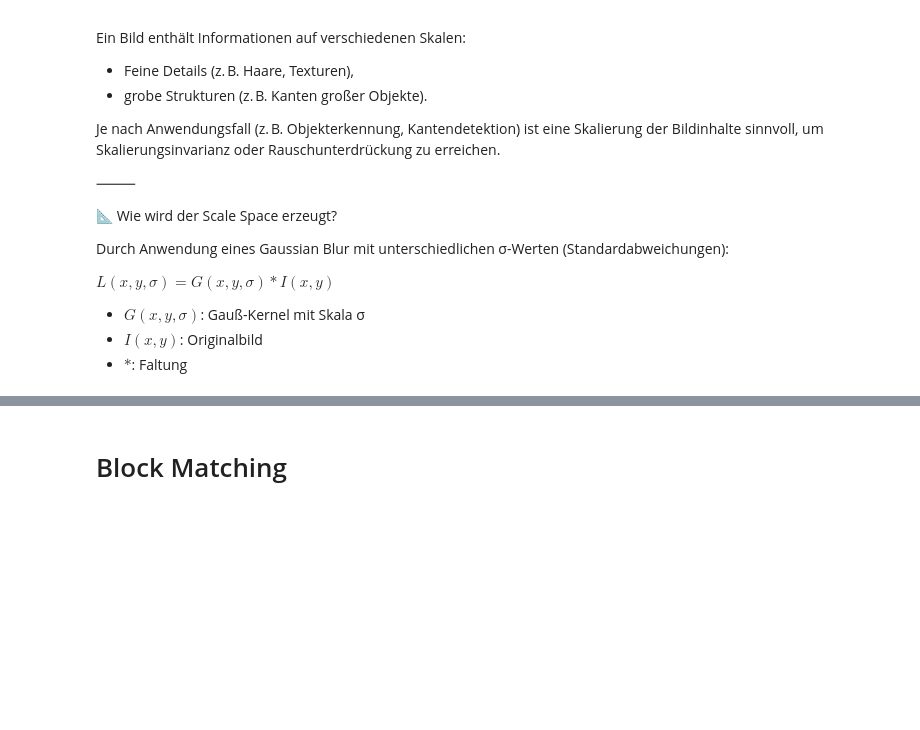
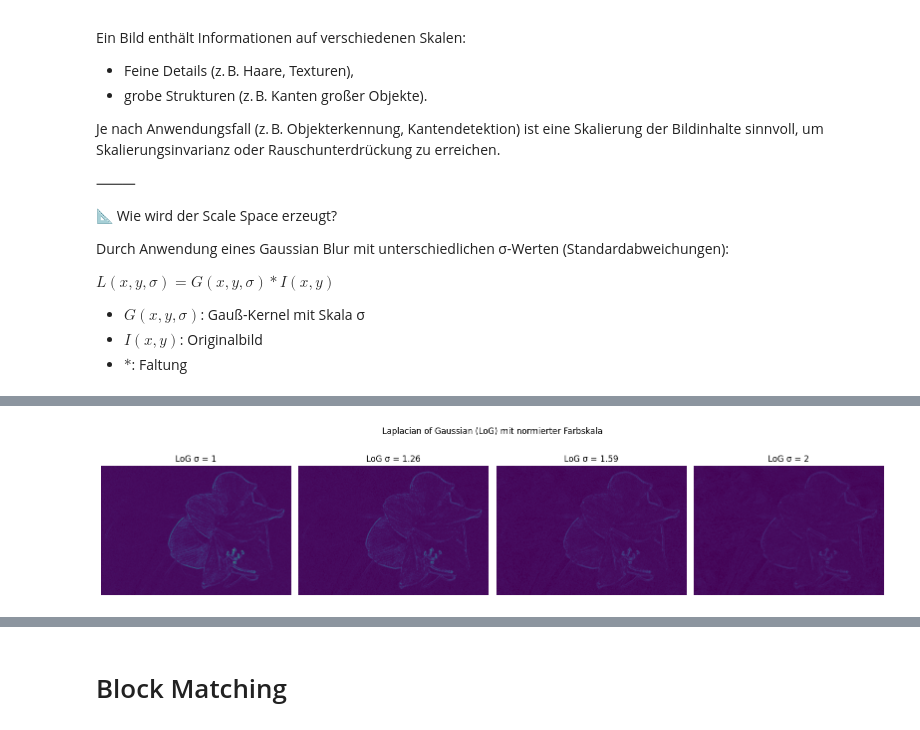
Before and after one commit to lukestairwalker/OpenCV, a Jupyter notebook: notebooks/Automotive Vision/03_Feature points_Descriptor matching.ipynb, the cells around one changed output, grey strips where cells are left out. Cells and saved outputs as stored; diff of their text form; code cells hidden in the pictures; blank space fills up the shorter version.

```diff
--- a/notebooks/Automotive Vision/03_Feature points_Descriptor matching.ipynb
+++ b/notebooks/Automotive Vision/03_Feature points_Descriptor matching.ipynb
@@ -92,0 +125,36 @@ plt.show()
+# %%
+import cv2
+import matplotlib.pyplot as plt
+import numpy as np
+
+# Bild laden in Graustufen
+bild = cv2.imread('../../images/flower.jpg', cv2.IMREAD_GRAYSCALE)
+
+# Sigma-Werte für die Glättung
+sigmas = [1, 1.26, 1.59, 2]
+fig, axs = plt.subplots(1, len(sigmas), figsize=(16, 4))
+
+log_abs_list = []
+
+# Zuerst alle LoG-Ergebnisse berechnen
+for sigma in sigmas:
+    blurred = cv2.GaussianBlur(bild, (0, 0), sigmaX=sigma, sigmaY=sigma)
+    log = cv2.Laplacian(blurred, cv2.CV_64F)
+    log_abs = np.abs(log)
+    log_abs_list.append(log_abs)
+
+# Globale min/max für einheitliche Farbskala
+vmin = np.min([np.min(img) for img in log_abs_list])
+vmax = np.max([np.max(img) for img in log_abs_list])
+
+# Visualisierung mit normierter Farbskala
+for i, log_abs in enumerate(log_abs_list):
+    axs[i].imshow(log_abs, cmap='viridis', vmin=vmin, vmax=vmax)
+    axs[i].set_title(f"LoG σ = {sigmas[i]}")
+    axs[i].axis('off')
+
+plt.suptitle("Laplacian of Gaussian (LoG) mit normierter Farbskala")
+plt.tight_layout()
+plt.show()
+# %% [output]
+[figure, added]
```
Also changed, not shown: parts of 4 cells of this notebook, 1 other file.
